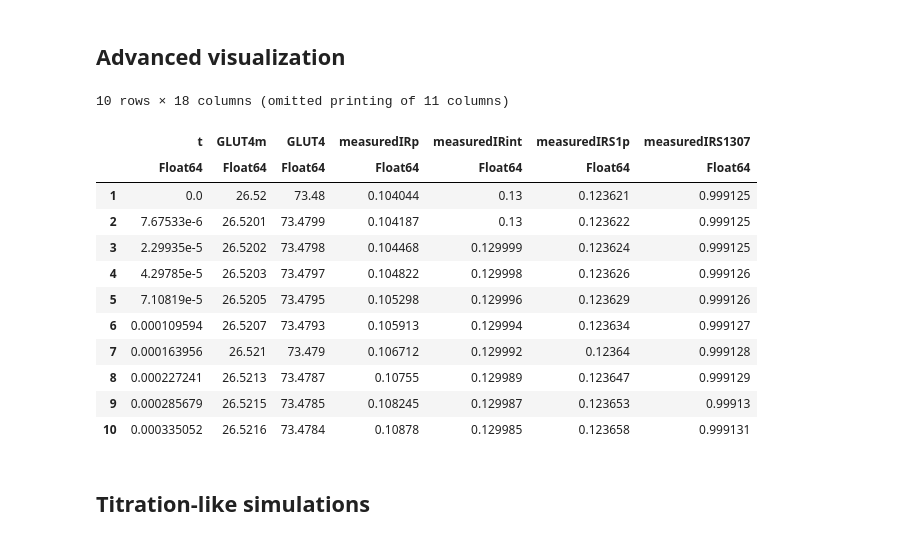
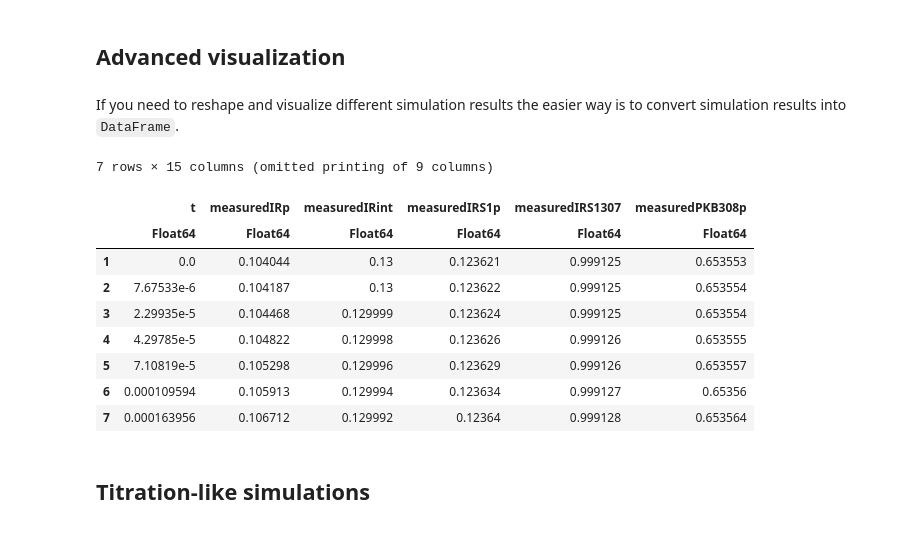
Before and after one commit to insysbio/insulin-signaling-t2d, a Jupyter notebook: julia-jupiter/notebook.ipynb, the cells around one changed output. Saved outputs shown, nothing was run; the diff lists cells and outputs as text; code cells hidden in the pictures.

```diff
--- a/julia-jupiter/notebook.ipynb
+++ b/julia-jupiter/notebook.ipynb
@@ -93,23 +140,22 @@ Platform with 1 model(s), 2 scenario(s), 0 measurement(s)
    Scenarios: base, ir
 # %% [markdown]
 ## Advanced visualization
+# %% [markdown]
+If you need to reshape and visualize different simulation results the easier way is to convert simulation results into `DataFrame`.
 # %%
-results_df = p |> sim |> DataFrame
-first(results_df, 10)
+results_df = sim(p) |> DataFrame # simulate all scenarios, then convert them
+first(results_df, 7)
 # %% [output]
-10 rows × 18 columns (omitted printing of 11 columns)
+7 rows × 15 columns (omitted printing of 9 columns)
-|  | t | GLUT4m | GLUT4 | measuredIRp | measuredIRint | measuredIRS1p | measuredIRS1307 |
-|  | Float64 | Float64 | Float64 | Float64 | Float64 | Float64 | Float64 |
-| 1 | 0.0 | 26.52 | 73.48 | 0.104044 | 0.13 | 0.123621 | 0.999125 |
-| 2 | 7.67533e-6 | 26.5201 | 73.4799 | 0.104187 | 0.13 | 0.123622 | 0.999125 |
-| 3 | 2.29935e-5 | 26.5202 | 73.4798 | 0.104468 | 0.129999 | 0.123624 | 0.999125 |
-| 4 | 4.29785e-5 | 26.5203 | 73.4797 | 0.104822 | 0.129998 | 0.123626 | 0.999126 |
-| 5 | 7.10819e-5 | 26.5205 | 73.4795 | 0.105298 | 0.129996 | 0.123629 | 0.999126 |
-| 6 | 0.000109594 | 26.5207 | 73.4793 | 0.105913 | 0.129994 | 0.123634 | 0.999127 |
-| 7 | 0.000163956 | 26.521 | 73.479 | 0.106712 | 0.129992 | 0.12364 | 0.999128 |
-| 8 | 0.000227241 | 26.5213 | 73.4787 | 0.10755 | 0.129989 | 0.123647 | 0.999129 |
-| 9 | 0.000285679 | 26.5215 | 73.4785 | 0.108245 | 0.129987 | 0.123653 | 0.99913 |
-| 10 | 0.000335052 | 26.5216 | 73.4784 | 0.10878 | 0.129985 | 0.123658 | 0.999131 |
+|  | t | measuredIRp | measuredIRint | measuredIRS1p | measuredIRS1307 | measuredPKB308p |
+|  | Float64 | Float64 | Float64 | Float64 | Float64 | Float64 |
+| 1 | 0.0 | 0.104044 | 0.13 | 0.123621 | 0.999125 | 0.653553 |
+| 2 | 7.67533e-6 | 0.104187 | 0.13 | 0.123622 | 0.999125 | 0.653554 |
+| 3 | 2.29935e-5 | 0.104468 | 0.129999 | 0.123624 | 0.999125 | 0.653554 |
+| 4 | 4.29785e-5 | 0.104822 | 0.129998 | 0.123626 | 0.999126 | 0.653555 |
+| 5 | 7.10819e-5 | 0.105298 | 0.129996 | 0.123629 | 0.999126 | 0.653557 |
+| 6 | 0.000109594 | 0.105913 | 0.129994 | 0.123634 | 0.999127 | 0.65356 |
+| 7 | 0.000163956 | 0.106712 | 0.129992 | 0.12364 | 0.999128 | 0.653564 |
 # %%
 @df results_df plot(:t, :measuredIRp, group = :scenario, title = "Fig5 1B")
 # %%
```
Also changed, not shown: parts of 22 cells of this notebook.
